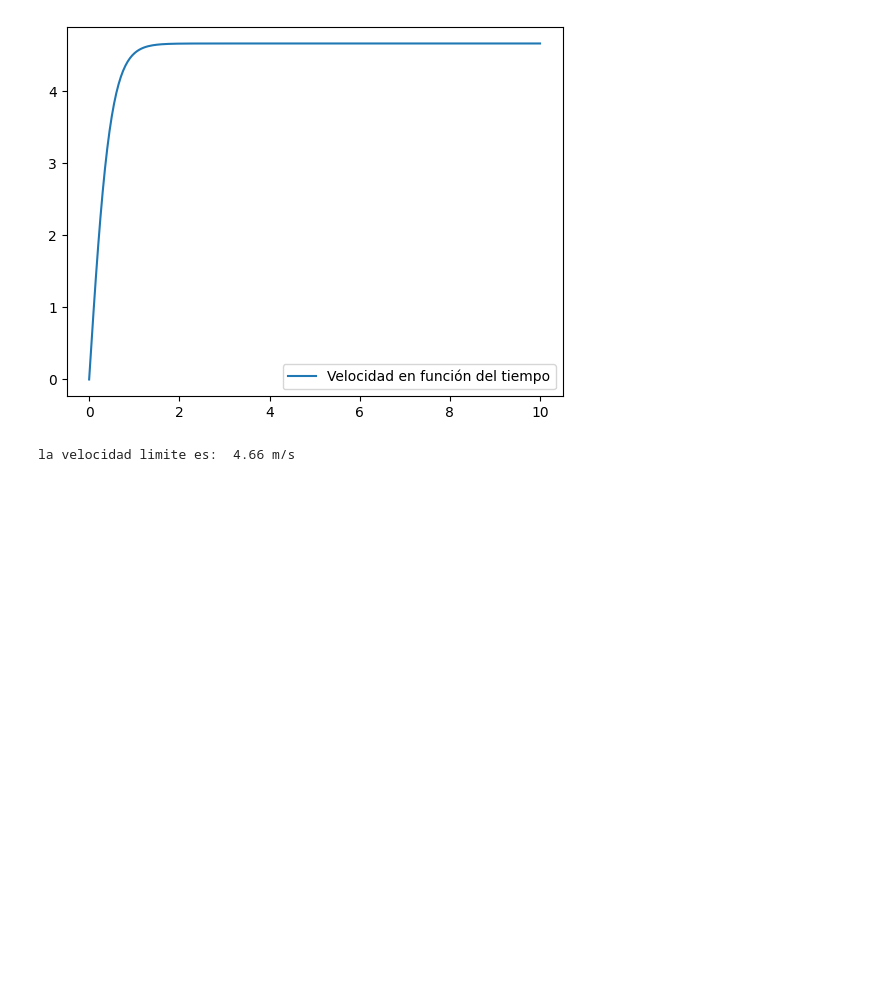
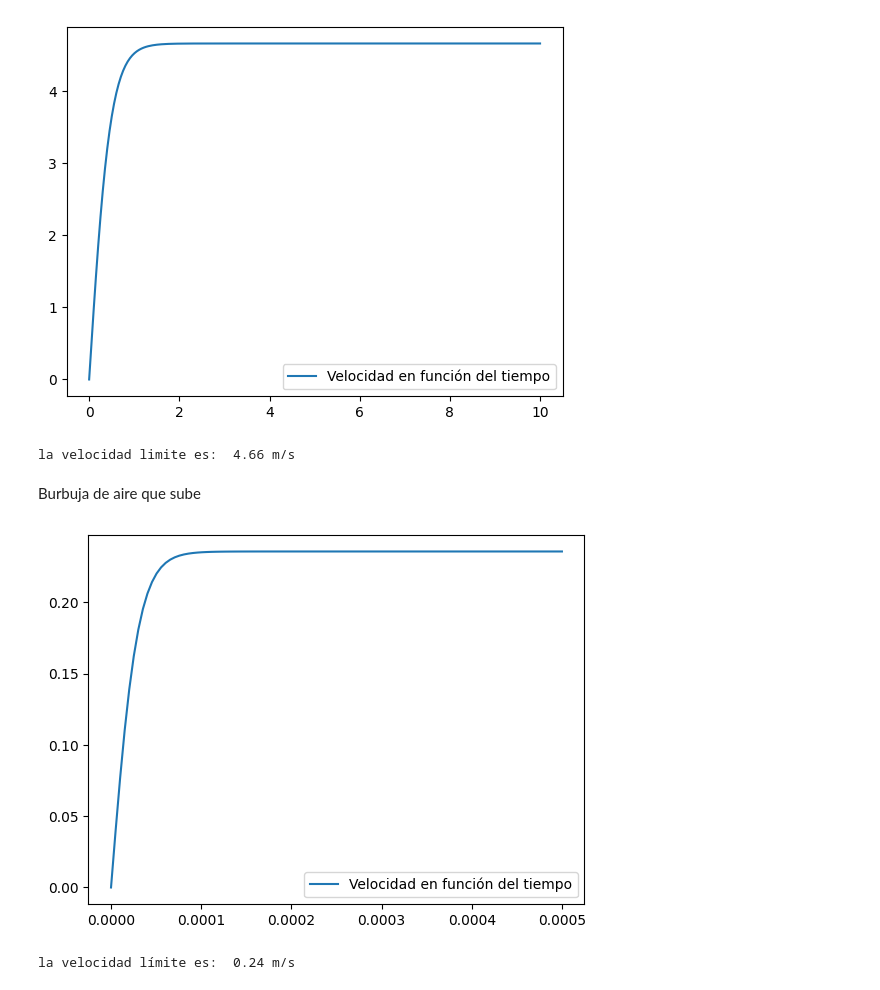
Before and after one commit to cjimenez275/Simulacion_Fisica, a Jupyter notebook: 7_ODEINT.ipynb, the cells around one changed output. Cells and saved outputs as stored; diff of their text form; code cells hidden in the pictures; blank space fills up the shorter version.

```diff
--- a/7_ODEINT.ipynb
+++ b/7_ODEINT.ipynb
@@ -214,7 +214,7 @@ A = 0.0001
 a=0.5*pf*C*A
 
 x0 = [0, 0]
-def ecuacion(x0,x):
+def ecuacion(x0,t):
   x, v = x0
   f = [v, (1-(pf/p))*g-(a/m)*v**2]
   return f
@@ -243,7 +243,7 @@ for j in range(1, 20):
   C=0.05*j
   a=0.5*pf*C*A
   x0 = [0, 0]
-  def ecuacion(x0,x):
+  def ecuacion(x0,t):
     x, v = x0
     f = [v, (1-(pf/p))*g-(a/m)*v**2]
     return f
@@ -275,7 +275,7 @@ C = 1.75
 A = 5
 a=0.5*pf*C*A
 x0 = [0, 0]
-def ecuacion(x0,x):
+def ecuacion(x0,t):
   x, v = x0
   f = [v, (1-(pf/p))*g-(a/m)*v**2]
   return f
@@ -336,7 +336,7 @@ A = 30
 a=0.5*pf*C*A
 
 x0 = [0, 0]
-def ecuacion(x0,x):
+def ecuacion(x0,t):
   x, v = x0
   f = [v, (1-(pf/p))*g-(a/m)*v**2]
   return f
@@ -352,3 +352,26 @@ print("la velocidad limite es: ", round(xsol[-1, 1], 2), "m/s")
 # %% [output]
 [figure]
 la velocidad limite es:  4.66 m/s
+# %% [markdown]
+Burbuja de aire que sube
+# %%
+g, pf, p, R = 9.8, 1000, 1.24, 0.001
+C=0.47
+A = np.pi*R**2
+m = p*(4/3)*np.pi*R**3
+a=0.5*pf*C*A
+x0 = [0, 0]
+def ecuacion(x0,t):
+  x, v = x0
+  f = [v, ((pf/p)-1)*g-(a/m)*v**2]
+  return f
+t = np.linspace(0, 0.0005, 100)
+xsol = odeint(ecuacion, x0, t)
+
+plt.plot(t, xsol[:, 1], label="Velocidad en función del tiempo")
+plt.legend()
+plt.show()
+print("la velocidad límite es: ", round(xsol[-1, 1], 2), "m/s")
+# %% [output]
+[figure, added]
+la velocidad límite es:  0.24 m/s
```
Also changed, not shown: parts of 4 cells of this notebook.
